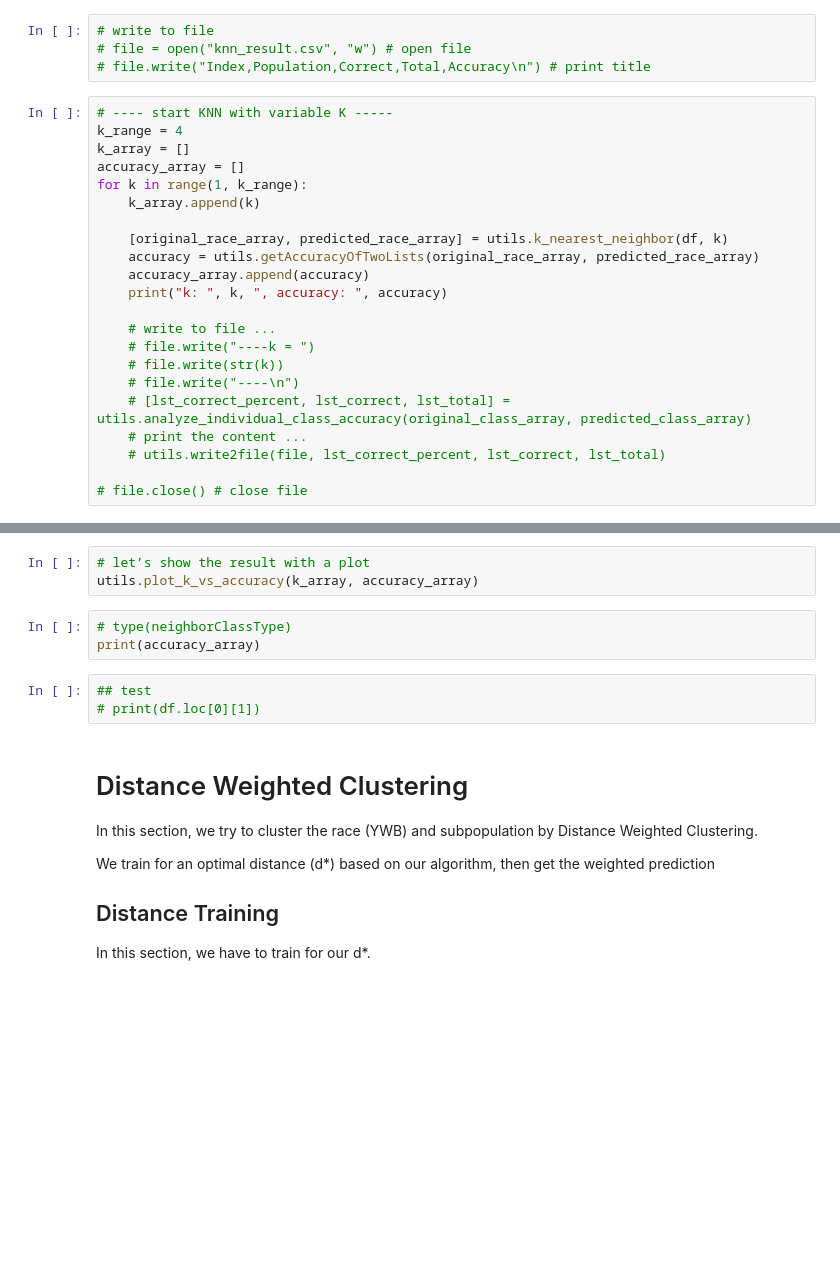
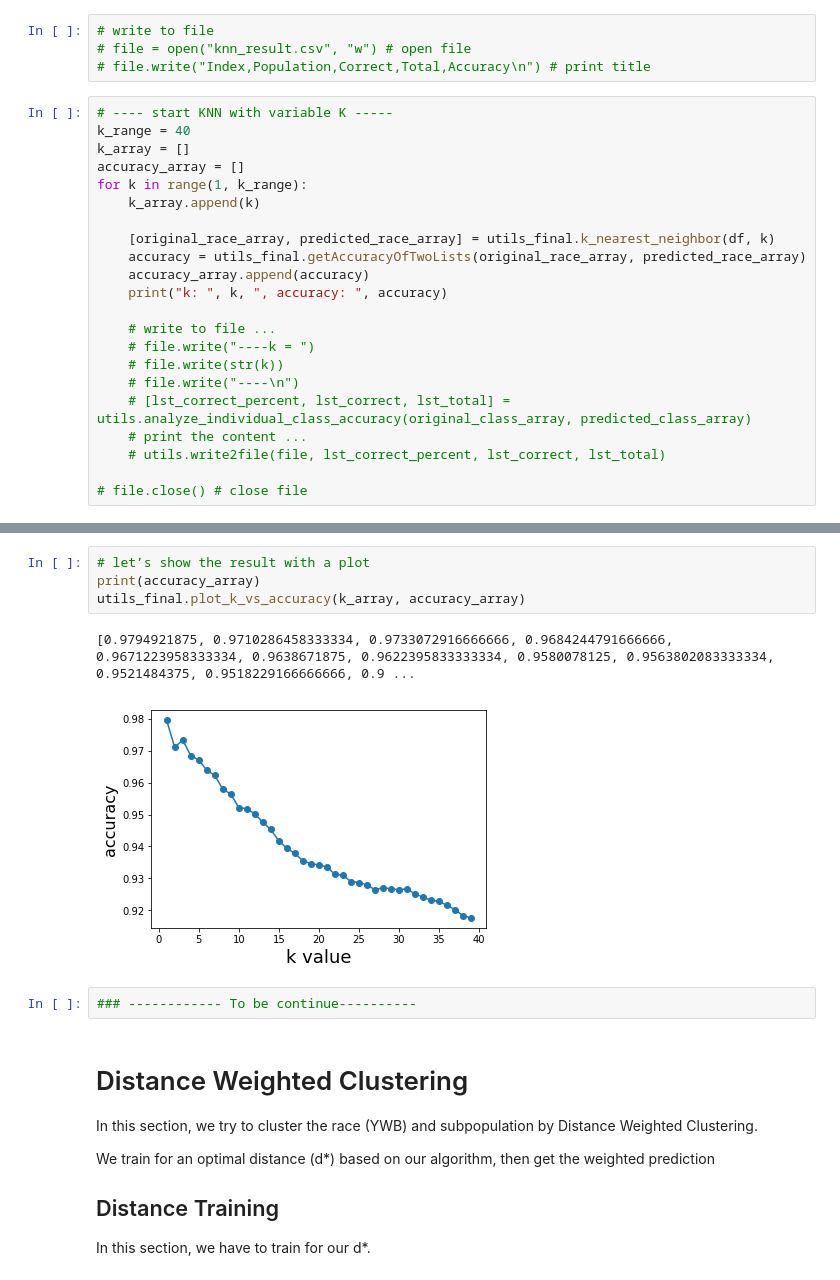
Before and after one commit to CP-TSAI/DNA_Research, a Jupyter notebook: DNA_dist.ipynb, the cells around one changed output, grey strips where cells are left out. Saved outputs shown, nothing was run; the diff lists cells and outputs as text; blank space fills up the shorter version.

```diff
--- a/DNA_dist.ipynb
+++ b/DNA_dist.ipynb
@@ -113,14 +113,14 @@ In short,
 # file.write("Index,Population,Correct,Total,Accuracy\n") # print title
 # %%
 # ---- start KNN with variable K -----
-k_range = 4
+k_range = 40
 k_array = []
 accuracy_array = []
 for k in range(1, k_range):
     k_array.append(k)
 
-    [original_race_array, predicted_race_array] = utils.k_nearest_neighbor(df, k)
-    accuracy = utils.getAccuracyOfTwoLists(original_race_array, predicted_race_array)
+    [original_race_array, predicted_race_array] = utils_final.k_nearest_neighbor(df, k)
+    accuracy = utils_final.getAccuracyOfTwoLists(original_race_array, predicted_race_array)
     accuracy_array.append(accuracy)
     print("k: ", k, ", accuracy: ", accuracy)
 
@@ -136,12 +148,12 @@ for k in range(1, k_range):
 # %%
 # letʼs show the result with a plot
-utils.plot_k_vs_accuracy(k_array, accuracy_array)
+print(accuracy_array)
+utils_final.plot_k_vs_accuracy(k_array, accuracy_array)
+# %% [output]
+[0.9794921875, 0.9710286458333334, 0.9733072916666666, 0.9684244791666666, 0.9671223958333334, 0.9638671875, 0.9622395833333334, 0.9580078125, 0.9563802083333334, 0.9521484375, 0.9518229166666666, 0.9 ...
+[figure, added]
-# %%
-# type(neighborClassType)
-print(accuracy_array)
-# %%
-## test
-# print(df.loc[0][1])
+# %%
+### ------------ To be continue----------
 # %% [markdown]
 # Distance Weighted Clustering
 In this section, we try to cluster the race (YWB) and subpopulation by Distance Weighted Clustering.
```
Also changed, not shown: parts of 2 cells of this notebook, 2 other files.
